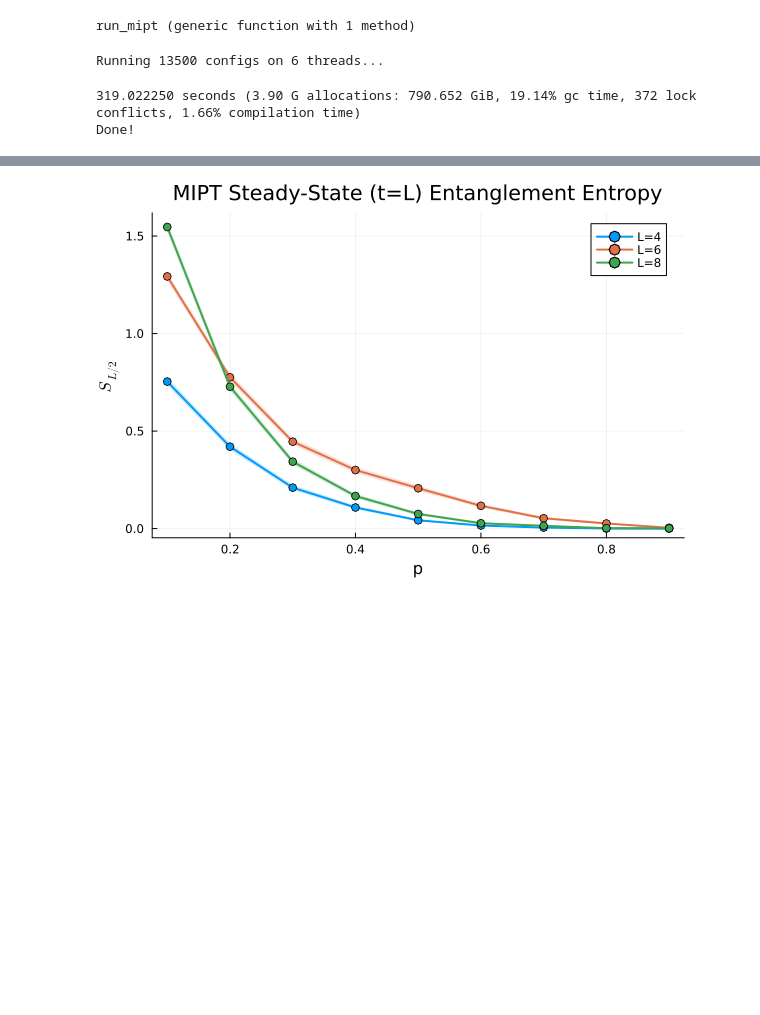
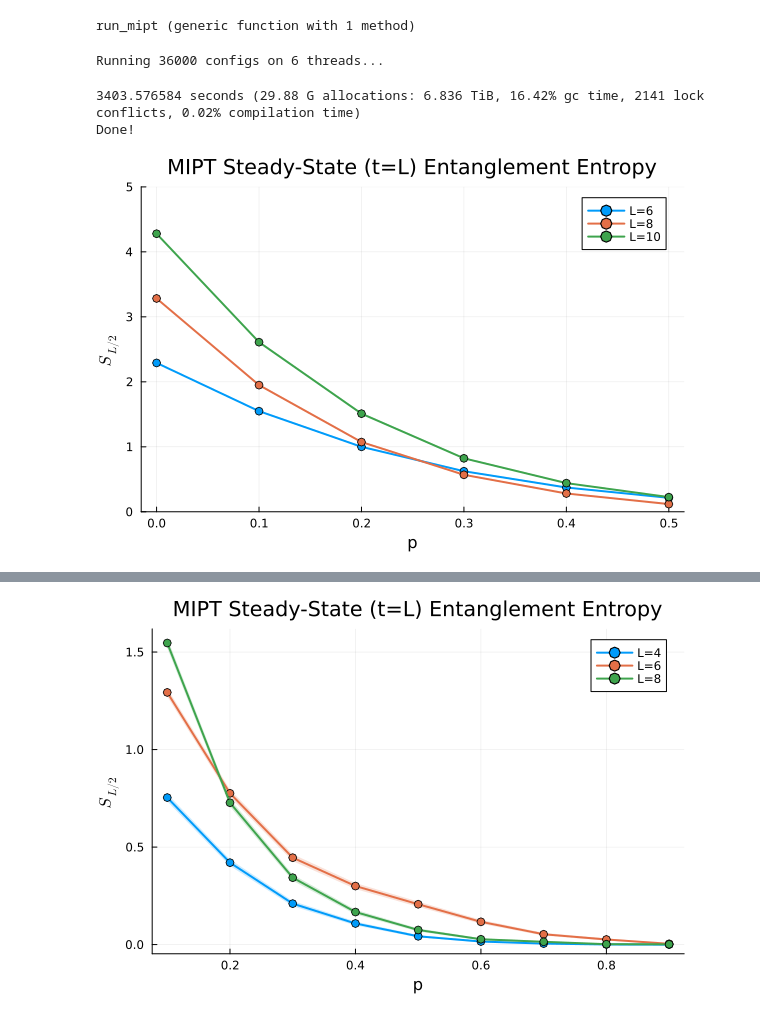
Before and after one commit to hainingpan/QuantumCircuitsMPS.jl, a Jupyter notebook: examples/mipt_example.ipynb, the cells around one changed output, grey strips where cells are left out. Drawn from its saved outputs; the diff is of its cells as text; code cells hidden in the pictures; blank space fills up the shorter version.

Commit message:
update Figures in cipt & mipt examples

```diff
--- a/examples/mipt_example.ipynb
+++ b/examples/mipt_example.ipynb
@@ -167,9 +167,10 @@ end
 run_mipt (generic function with 1 method)
 # %%
 # Sweep parameters
-L_list = [4, 6, 8]
-p_list = 0.1:0.1:0.9 |> collect
-ensemble_size = 500
+L_list = [6, 8, 10]
+# p_list = 0.1:0.1:0.9 |> collect
+p_list = [0,0.1,.2,.3,.4,.5]
+ensemble_size = 2000
 
 configs = [(L=L, p=p, seed=s) for L in L_list for p in p_list for s in 1:ensemble_size]
 raw = Vector{Float64}(undef, length(configs))
@@ -189,6 +190,15 @@ S_sem  = dropdims(std(S_raw, dims=1), dims=1) ./ sqrt(size(S_raw, 1))
 
 println("Done!")
 # %% [output]
-Running 13500 configs on 6 threads...
+Running 36000 configs on 6 threads...
-319.022250 seconds (3.90 G allocations: 790.652 GiB, 19.14% gc time, 372 lock conflicts, 1.66% compilation time)
+3403.576584 seconds (29.88 G allocations: 6.836 TiB, 16.42% gc time, 2141 lock conflicts, 0.02% compilation time)
 Done!
+# %%
+p_fig = plot(xlabel="p", ylabel=raw"$S_{L/2}$", title=raw"MIPT Steady-State (t=L) Entanglement Entropy", legend=:topright)
+for (iL, L) in enumerate(L_list)
+    plot!(p_fig, p_list, S_mean[:, iL], ribbon=S_sem[:, iL], fillalpha=0.2,
+          label="L=$L", lw=2, marker=:o, ms=4, ylims=(0,5))
+end
+p_fig
+# %% [output]
+[figure, added]
```
Also changed, not shown: parts of 7 cells of this notebook, 1 other file.
